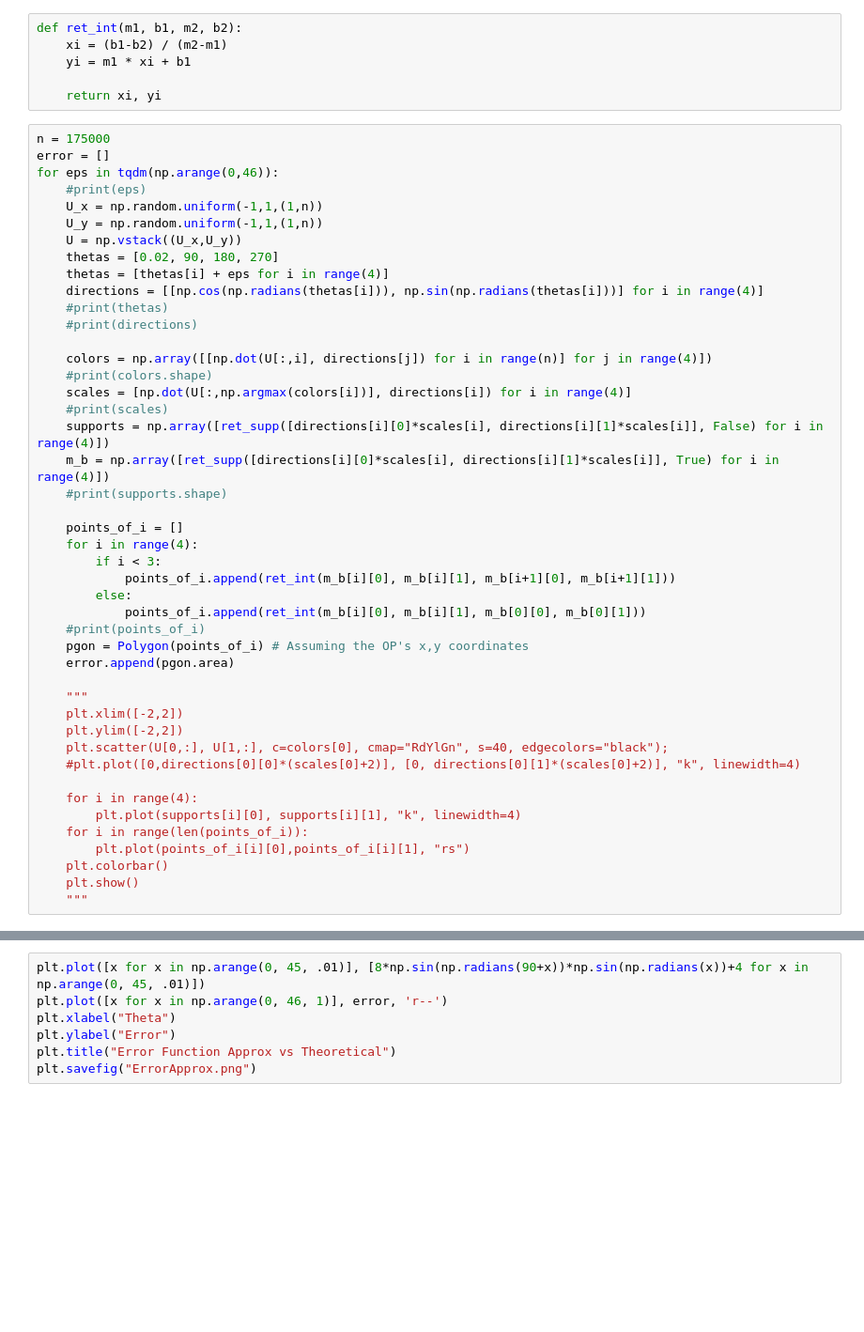
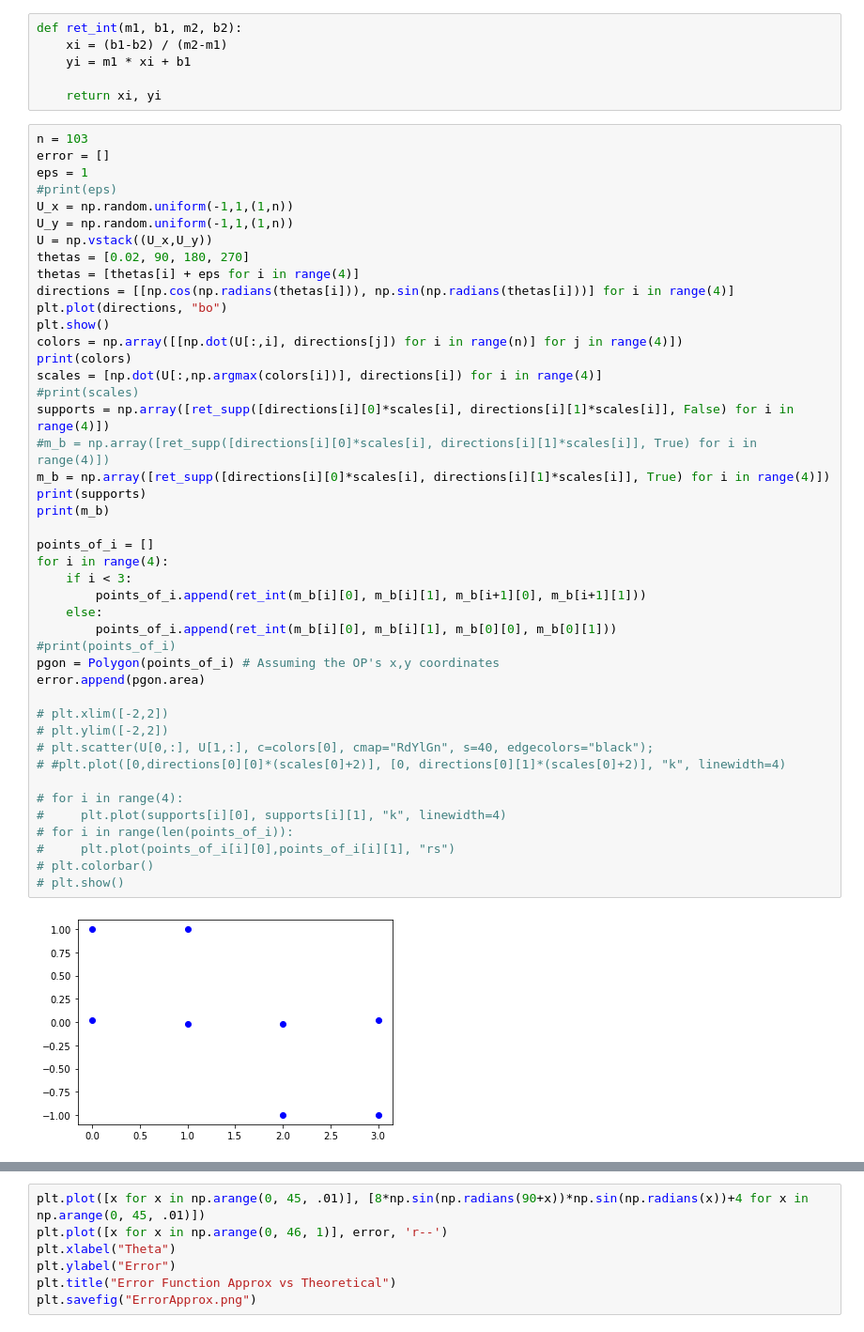
Before and after one commit to Blaine-Mason/NSF-Phase2, a Jupyter notebook: Projection.ipynb, the cells around one changed output, grey strips where cells are left out. Shown at 94% size. Cells and saved outputs as stored; diff of their text form; blank space fills up the shorter version.

Commit message:
Error

```diff
--- a/Projection.ipynb
+++ b/Projection.ipynb
@@ -28,47 +28,48 @@ def ret_int(m1, b1, m2, b2):
 
     return xi, yi
 # %%
-n = 175000
+n = 103
 error = []
-for eps in tqdm(np.arange(0,46)):
-    #print(eps)
-    U_x = np.random.uniform(-1,1,(1,n))
-    U_y = np.random.uniform(-1,1,(1,n))
-    U = np.vstack((U_x,U_y))
-    thetas = [0.02, 90, 180, 270]
-    thetas = [thetas[i] + eps for i in range(4)]
-    directions = [[np.cos(np.radians(thetas[i])), np.sin(np.radians(thetas[i]))] for i in range(4)]
-    #print(thetas)
-    #print(directions)
+eps = 1
+#print(eps)
+U_x = np.random.uniform(-1,1,(1,n))
+U_y = np.random.uniform(-1,1,(1,n))
+U = np.vstack((U_x,U_y))
+thetas = [0.02, 90, 180, 270]
+thetas = [thetas[i] + eps for i in range(4)]
+directions = [[np.cos(np.radians(thetas[i])), np.sin(np.radians(thetas[i]))] for i in range(4)]
+plt.plot(directions, "bo")
+plt.show()
+colors = np.array([[np.dot(U[:,i], directions[j]) for i in range(n)] for j in range(4)])
+print(colors)
+scales = [np.dot(U[:,np.argmax(colors[i])], directions[i]) for i in range(4)]
+#print(scales)
+supports = np.array([ret_supp([directions[i][0]*scales[i], directions[i][1]*scales[i]], False) for i in range(4)])
+#m_b = np.array([ret_supp([directions[i][0]*scales[i], directions[i][1]*scales[i]], True) for i in range(4)])
+m_b = np.array([ret_supp([directions[i][0]*scales[i], directions[i][1]*scales[i]], True) for i in range(4)])
+print(supports)
+print(m_b)
 
-    colors = np.array([[np.dot(U[:,i], directions[j]) for i in range(n)] for j in range(4)])
-    #print(colors.shape)
-    scales = [np.dot(U[:,np.argmax(colors[i])], directions[i]) for i in range(4)]
-    #print(scales)
-    supports = np.array([ret_supp([directions[i][0]*scales[i], directions[i][1]*scales[i]], False) for i in range(4)])
-    m_b = np.array([ret_supp([directions[i][0]*scales[i], directions[i][1]*scales[i]], True) for i in range(4)])
-    #print(supports.shape)
+points_of_i = []
+for i in range(4):
+    if i < 3:
+        points_of_i.append(ret_int(m_b[i][0], m_b[i][1], m_b[i+1][0], m_b[i+1][1]))
+    else:
+        points_of_i.append(ret_int(m_b[i][0], m_b[i][1], m_b[0][0], m_b[0][1]))
+#print(points_of_i)
+pgon = Polygon(points_of_i) # Assuming the OP's x,y coordinates
+error.append(pgon.area)
 
-    points_of_i = []
-    for i in range(4):
-        if i < 3:
-            points_of_i.append(ret_int(m_b[i][0], m_b[i][1], m_b[i+1][0], m_b[i+1][1]))
-        else:
-            points_of_i.append(ret_int(m_b[i][0], m_b[i][1], m_b[0][0], m_b[0][1]))
-    #print(points_of_i)
-    pgon = Polygon(points_of_i) # Assuming the OP's x,y coordinates
-    error.append(pgon.area)
+# plt.xlim([-2,2])
+# plt.ylim([-2,2])
+# plt.scatter(U[0,:], U[1,:], c=colors[0], cmap="RdYlGn", s=40, edgecolors="black");
+# #plt.plot([0,directions[0][0]*(scales[0]+2)], [0, directions[0][1]*(scales[0]+2)], "k", linewidth=4)
 
-    """
-    plt.xlim([-2,2])
-    plt.ylim([-2,2])
-    plt.scatter(U[0,:], U[1,:], c=colors[0], cmap="RdYlGn", s=40, edgecolors="black");
-    #plt.plot([0,directions[0][0]*(scales[0]+2)], [0, directions[0][1]*(scales[0]+2)], "k", linewidth=4)
-
-    for i in range(4):
-        plt.plot(supports[i][0], supports[i][1], "k", linewidth=4)
-    for i in range(len(points_of_i)):
-        plt.plot(points_of_i[i][0],points_of_i[i][1], "rs")
-    plt.colorbar()
-    plt.show()
-    """
+# for i in range(4):
+#     plt.plot(supports[i][0], supports[i][1], "k", linewidth=4)
+# for i in range(len(points_of_i)):
+#     plt.plot(points_of_i[i][0],points_of_i[i][1], "rs")
+# plt.colorbar()
+# plt.show()
+# %% [output]
+[figure, added]
```
Also changed, not shown: parts of 7 cells of this notebook, 1 other file.
